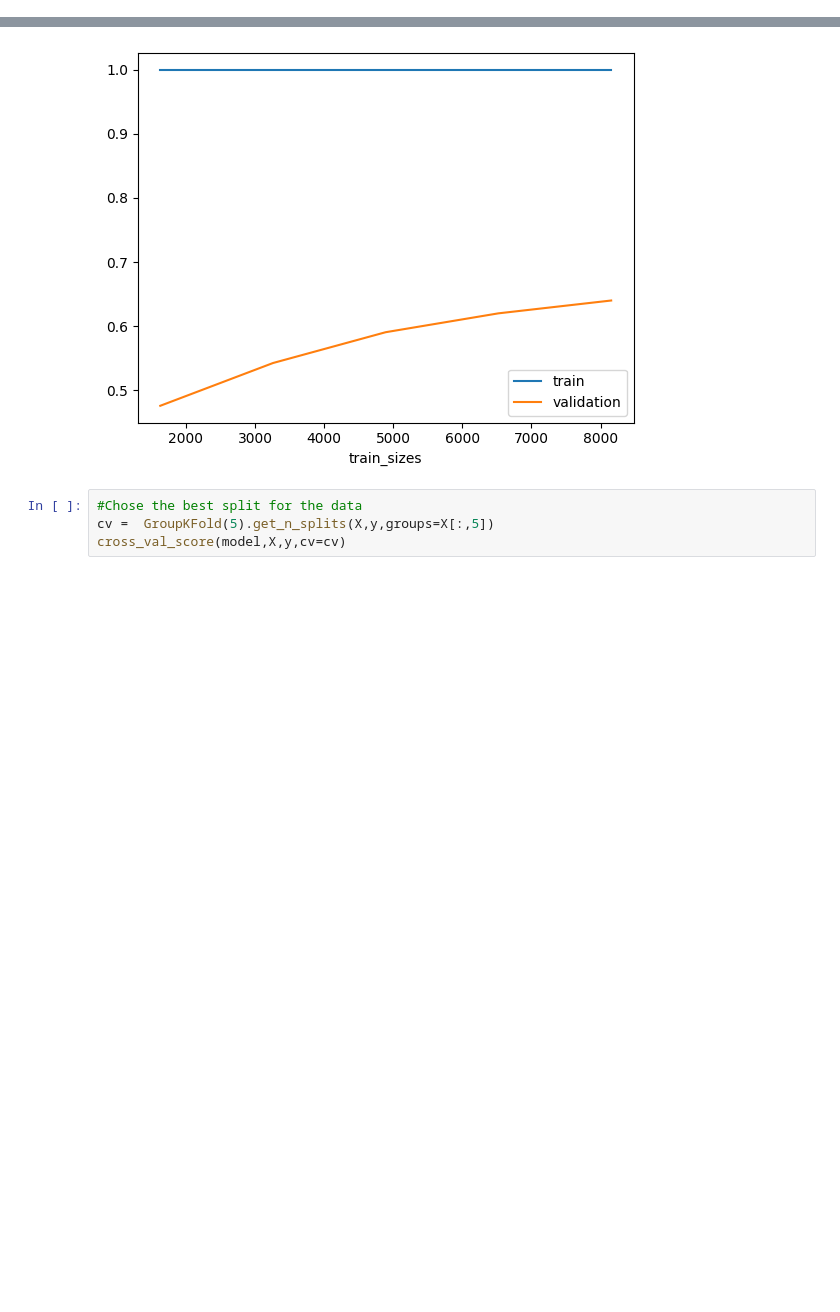
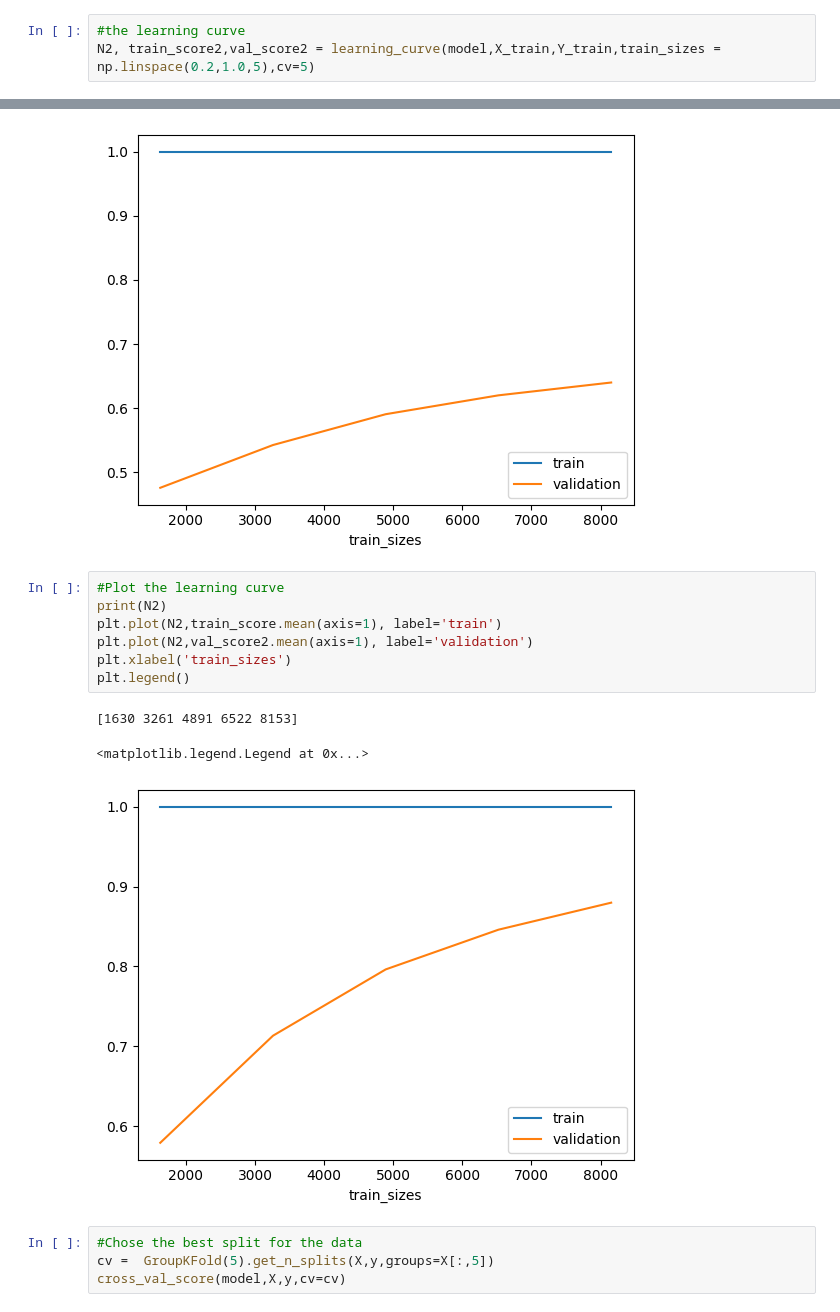
Before and after one commit to antoine-chenevier/IA-4A, a Jupyter notebook: main.ipynb, the cells around one changed output, grey strips where cells are left out. Cells and saved outputs as stored; diff of their text form; blank space fills up the shorter version.

Commit message:
add plot for Y base on DX_dl

```diff
--- a/main.ipynb
+++ b/main.ipynb
@@ -196,6 +205,9 @@ array([[513,  78, 123,  38,   1,   9,   0,   3,   0],
 # %%
 #the learning curve
 N, train_score,val_score = learning_curve(model,X_train,y_train,train_sizes = np.linspace(0.2,1.0,5),cv=5)
+# %%
+#the learning curve
+N2, train_score2,val_score2 = learning_curve(model,X_train,Y_train,train_sizes = np.linspace(0.2,1.0,5),cv=5)
 # %%
 #Plot the learning curve
 print(N)
@@ -207,6 +219,17 @@ plt.legend()
 [1630 3261 4891 6522 8153]
 <matplotlib.legend.Legend at 0x...>
 [figure]
+# %%
+#Plot the learning curve
+print(N2)
+plt.plot(N2,train_score.mean(axis=1), label='train')
+plt.plot(N2,val_score2.mean(axis=1), label='validation')
+plt.xlabel('train_sizes')
+plt.legend()
+# %% [output]
+[1630 3261 4891 6522 8153]
+<matplotlib.legend.Legend at 0x...>
+[figure, added]
 # %%
 #Chose the best split for the data
 cv =  GroupKFold(5).get_n_splits(X,y,groups=X[:,5])
```
Also changed, not shown: parts of 2 cells of this notebook.
